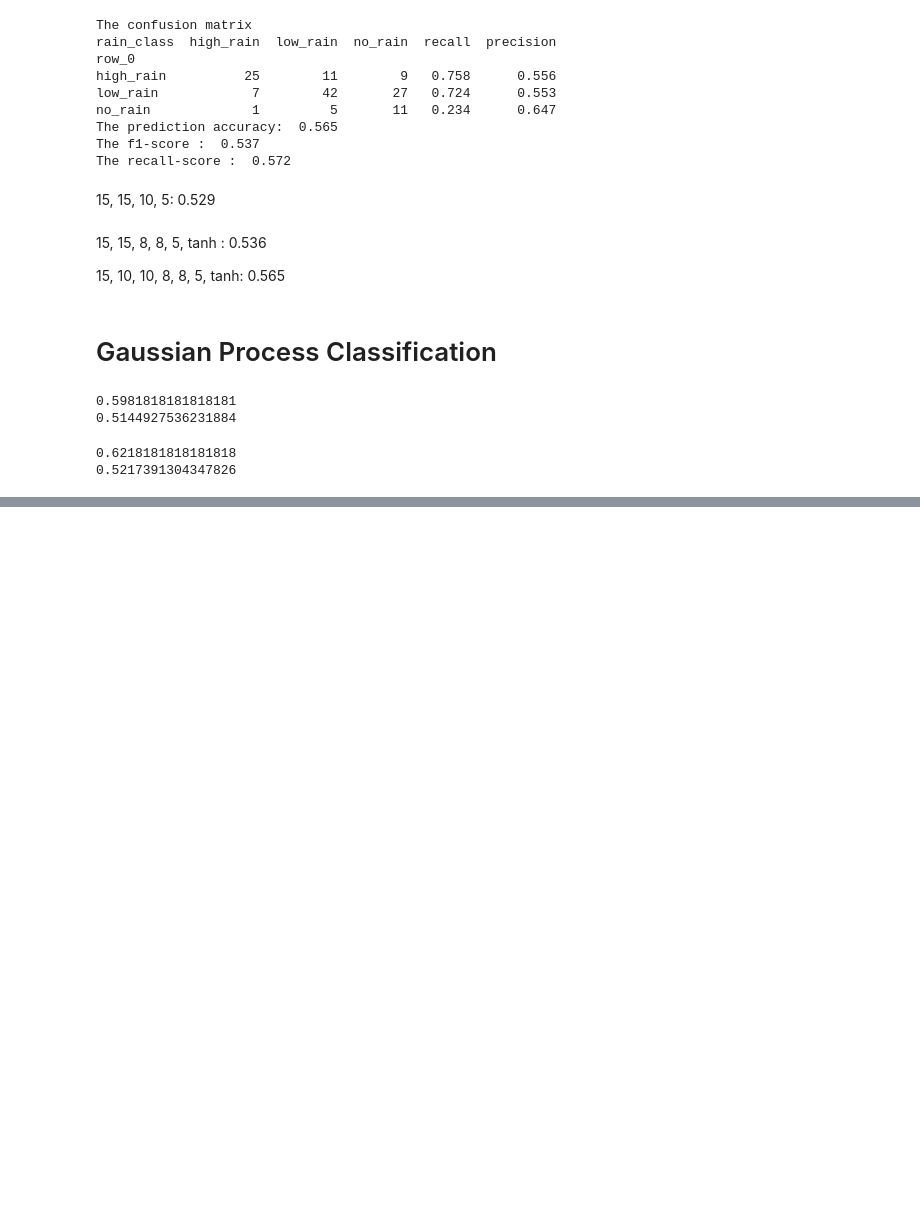
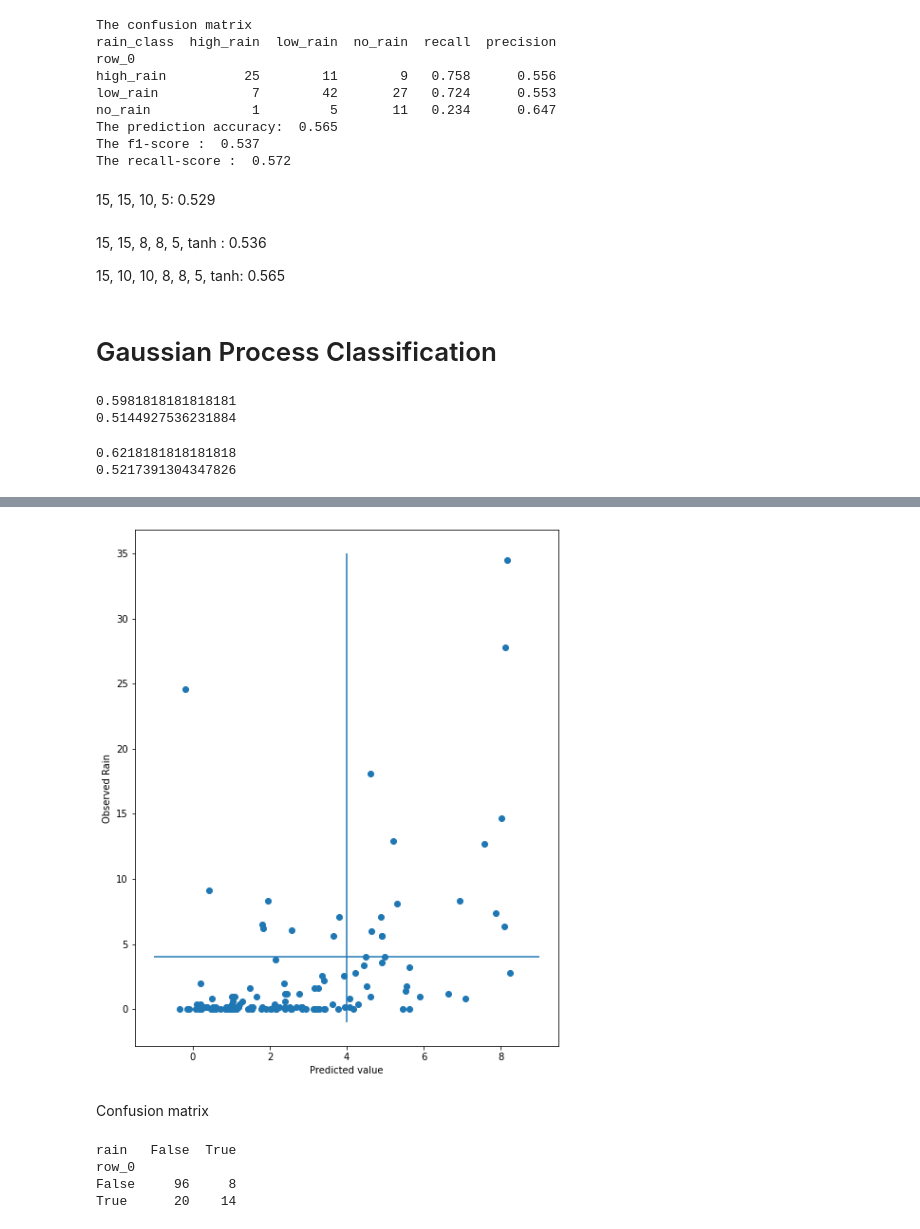
Before and after one commit to NguyenHai7120/4A-MachineLearning-Project, a Jupyter notebook: Classification_python.ipynb, the cells around one changed output, grey strips where cells are left out. Saved outputs shown, nothing was run; the diff lists cells and outputs as text; code cells hidden in the pictures; blank space fills up the shorter version.

```diff
--- a/Classification_python.ipynb
+++ b/Classification_python.ipynb
@@ -557,0 +726,19 @@ print(GPC.score(X_test, Y_test_class))
+# %%
+plt.plot(prev,Y_test,"o")
+plt.xlabel(u"Predicted value")
+plt.ylabel(u"Observed Rain")
+plt.hlines(4,-1,9)
+plt.vlines(4,-1,35)
+plt.show()
+# %% [output]
+[figure, added]
+# %% [markdown]
+Confusion matrix
+# %%
+table=pd.crosstab(prev>4,Y_test>4)
+print(table)
+# %% [output]
+rain   False  True
+row_0
+False     96     8
+True      20    14
```
Also changed, not shown: parts of 56 cells of this notebook, 2 other files.
